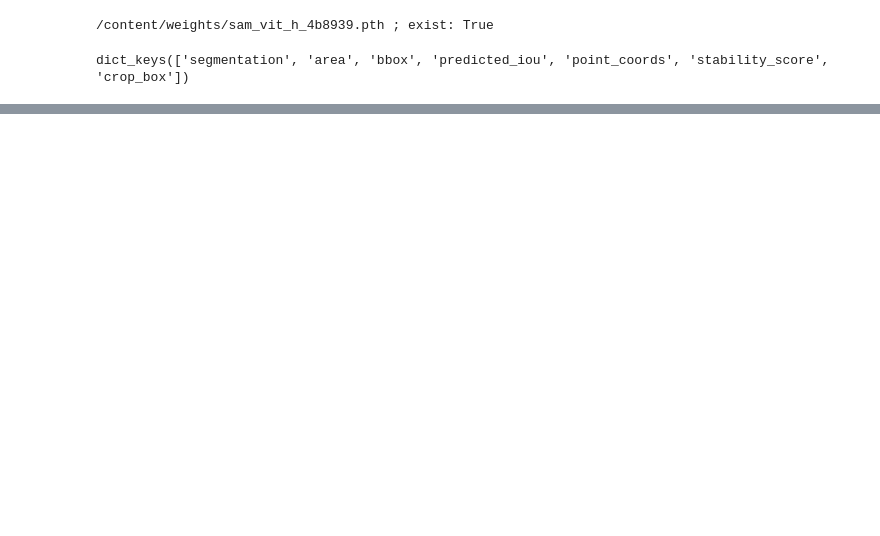
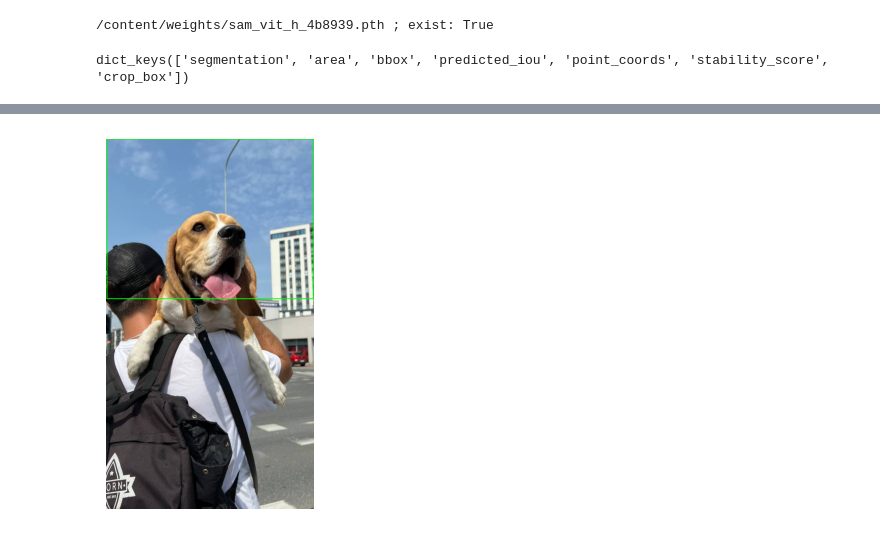
Before and after one commit to vincenzobucciero/mySegmentAnything, a Jupyter notebook: maskGenerator.ipynb, the cells around one changed output, grey strips where cells are left out. Saved outputs shown, nothing was run; the diff lists cells and outputs as text; code cells hidden in the pictures; blank space fills up the shorter version.

```diff
--- a/maskGenerator.ipynb
+++ b/maskGenerator.ipynb
@@ -235,0 +267,19 @@ sv.plot_images_grid(
+# %%
+import cv2
+
+# Carica l'immagine di input su cui disegnare il bbox
+image_with_bbox = image_bgr.copy()
+
+# Estrai il bbox della prima maschera
+bbox = sam_result[0]['bbox']
+x, y, w, h = bbox
+
+# Disegna il rettangolo del bbox sull'immagine
+cv2.rectangle(image_with_bbox, (x, y), (x + w, y + h), (0, 255, 0), 2)
+
+# Mostra l'immagine con il bbox
+plt.imshow(cv2.cvtColor(image_with_bbox, cv2.COLOR_BGR2RGB))
+plt.axis('off')
+plt.show()
+# %% [output]
+[figure, added]
```
Also changed, not shown: parts of 13 cells of this notebook.
